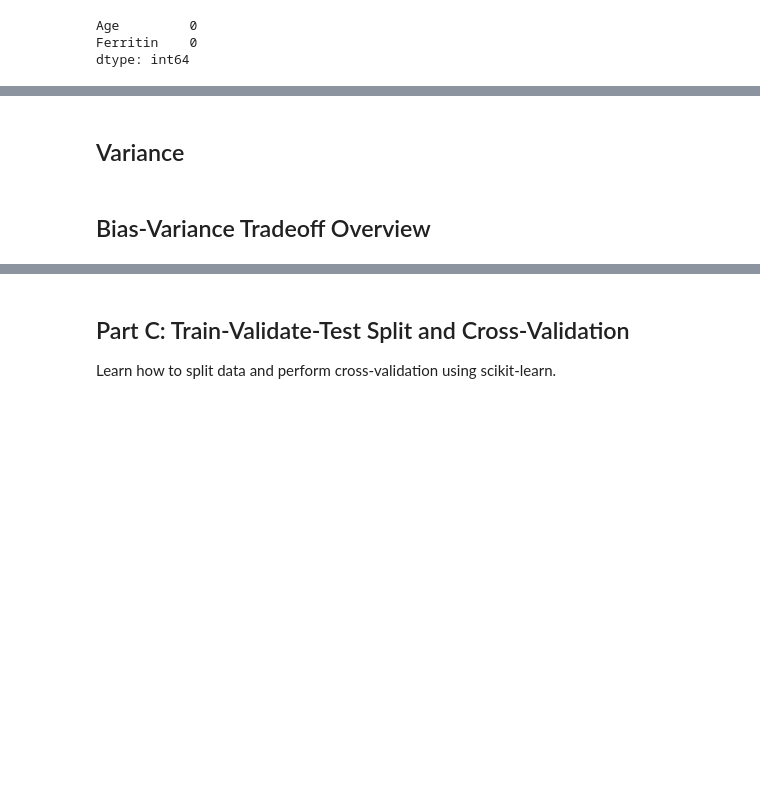
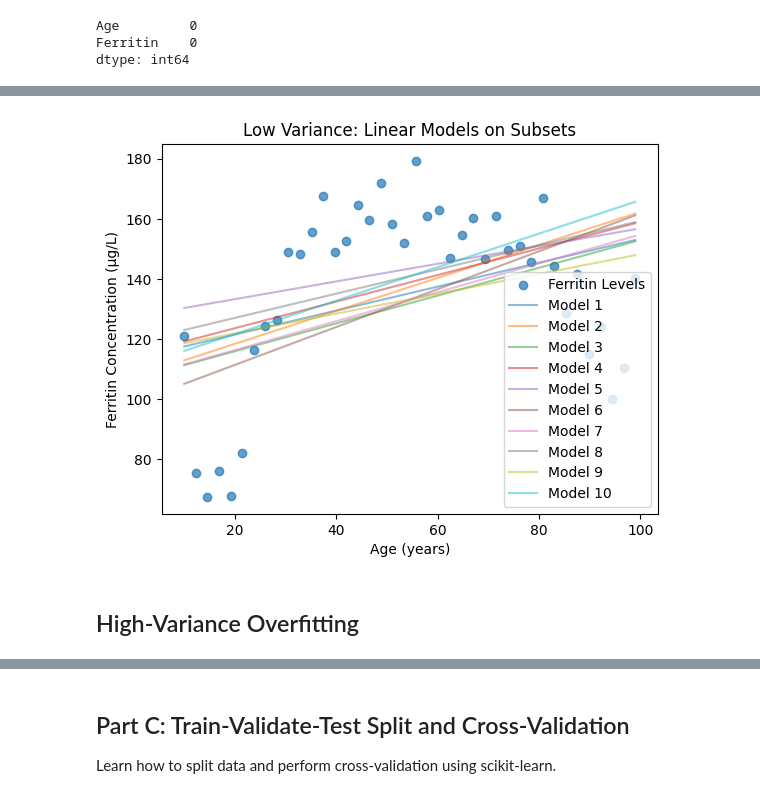
Before and after one commit to Jamoser123/PNR_Advanced_DataScience, a Jupyter notebook: 1_Overview/HandsOn_Introduction.ipynb, the cells around one changed output, grey strips where cells are left out. Drawn from its saved outputs; the diff is of its cells as text; code cells hidden in the pictures; blank space fills up the shorter version.

Commit message:
Bias-Variance Tradeoff Draft

```diff
--- a/1_Overview/HandsOn_Introduction.ipynb
+++ b/1_Overview/HandsOn_Introduction.ipynb
@@ -386,2 +417,26 @@ We clearly see that there is a non-linear relationship (inverted U-shape) betwee
+# %%
+
+#TODO: maybe add this function to the helper ones
+# Function to fit linear models on subsets
+def plot_low_variance(data):
+    plt.scatter(data["Age"], data["Ferritin"], alpha=0.7, label="Ferritin Levels")
+
+    for i in range(10):  # Fit 10 models on random subsets
+        subset = data.sample(frac=0.7, random_state=i)
+        model = LinearRegression()
+        model.fit(subset[["Age"]], subset["Ferritin"])
+        predictions = model.predict(data[["Age"]])
+        plt.plot(data["Age"], predictions, alpha=0.5, label=f"Model {i+1}")
+
+    plt.title("Low Variance: Linear Models on Subsets")
+    plt.xlabel("Age (years)")
+    plt.ylabel("Ferritin Concentration (µg/L)")
+    plt.legend()
+    plt.show()
+
+# Plot low variance
+plot_low_variance(data)
+# %% [output]
+[figure, added]
 # %% [markdown]
-## Variance
+## High-Variance Overfitting
@@ -390,2 +442,0 @@ We clearly see that there is a non-linear relationship (inverted U-shape) betwee
-# %% [markdown]
-## Bias-Variance Tradeoff Overview
```
Also changed, not shown: parts of 29 cells of this notebook.
